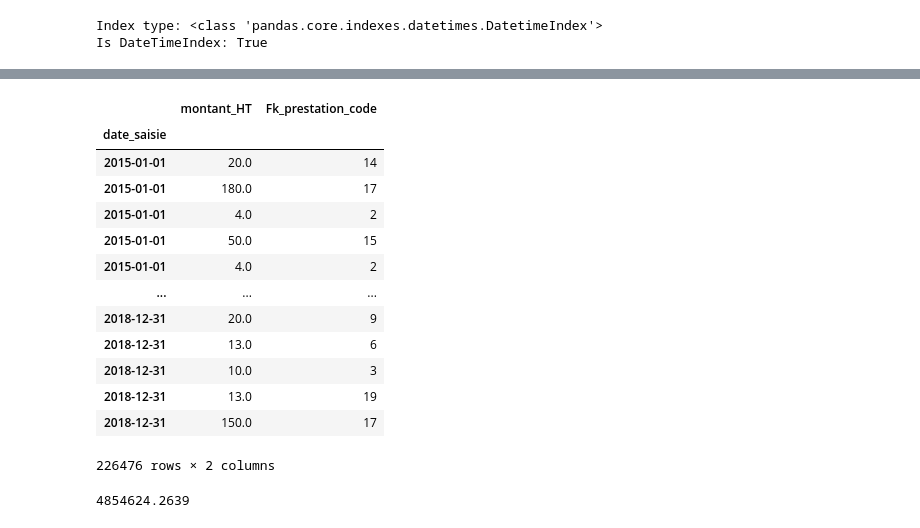
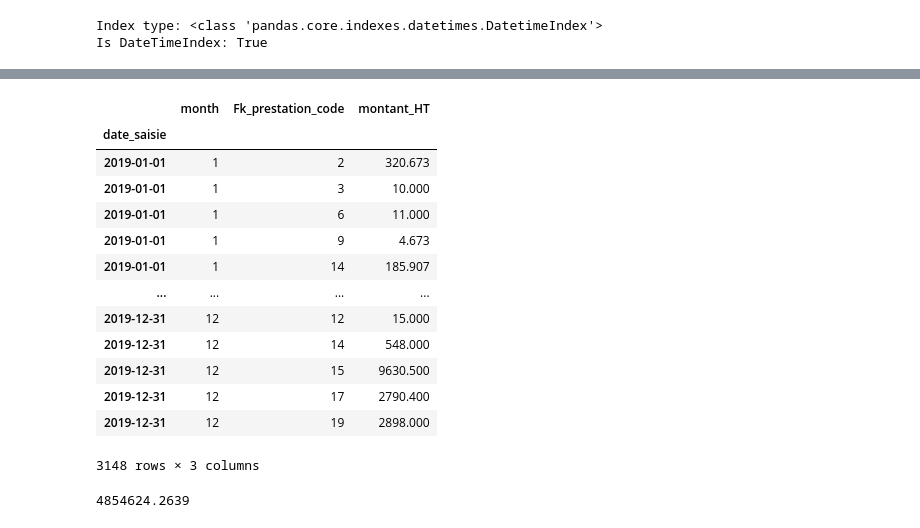
Before and after one commit to Adamderbel/AI, a Jupyter notebook: dataprep.ipynb, the cells around one changed output, grey strips where cells are left out. Cells and saved outputs as stored; diff of their text form; code cells hidden in the pictures.

```diff
--- a/dataprep.ipynb
+++ b/dataprep.ipynb
@@ -336,23 +338,23 @@ date_saisie
 # %%
-train_data = df3.loc['2015':'2018']
-test_data = df3.loc['2019':]
+train_data = df1.loc[:'2018']
+test_data = df1.loc['2019':]
-# %%
-train_data
-# %% [output]
-|  | montant_HT | Fk_prestation_code |
-| date_saisie |  |  |
-| 2015-01-01 | 20.0 | 14 |
-| 2015-01-01 | 180.0 | 17 |
-| 2015-01-01 | 4.0 | 2 |
-| 2015-01-01 | 50.0 | 15 |
-| 2015-01-01 | 4.0 | 2 |
-| ... | ... | ... |
-| 2018-12-31 | 20.0 | 9 |
-| 2018-12-31 | 13.0 | 6 |
-| 2018-12-31 | 10.0 | 3 |
-| 2018-12-31 | 13.0 | 19 |
-| 2018-12-31 | 150.0 | 17 |
-226476 rows × 2 columns
+# %%
+test_data
+# %% [output]
+|  | month | Fk_prestation_code | montant_HT |
+| date_saisie |  |  |  |
+| 2019-01-01 | 1 | 2 | 320.673 |
+| 2019-01-01 | 1 | 3 | 10.000 |
+| 2019-01-01 | 1 | 6 | 11.000 |
+| 2019-01-01 | 1 | 9 | 4.673 |
+| 2019-01-01 | 1 | 14 | 185.907 |
+| ... | ... | ... | ... |
+| 2019-12-31 | 12 | 12 | 15.000 |
+| 2019-12-31 | 12 | 14 | 548.000 |
+| 2019-12-31 | 12 | 15 | 9630.500 |
+| 2019-12-31 | 12 | 17 | 2790.400 |
+| 2019-12-31 | 12 | 19 | 2898.000 |
+3148 rows × 3 columns
 # %%
 test_data['montant_HT'].sum()
 # %% [output]
```
Also changed, not shown: parts of 18 cells of this notebook, 1 other file.
